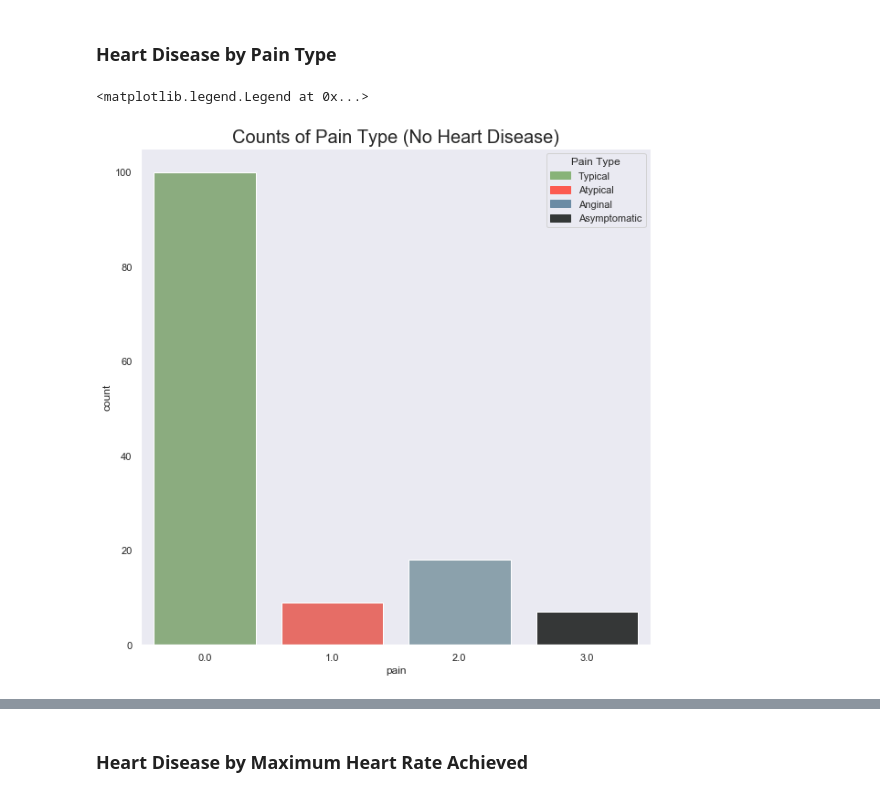
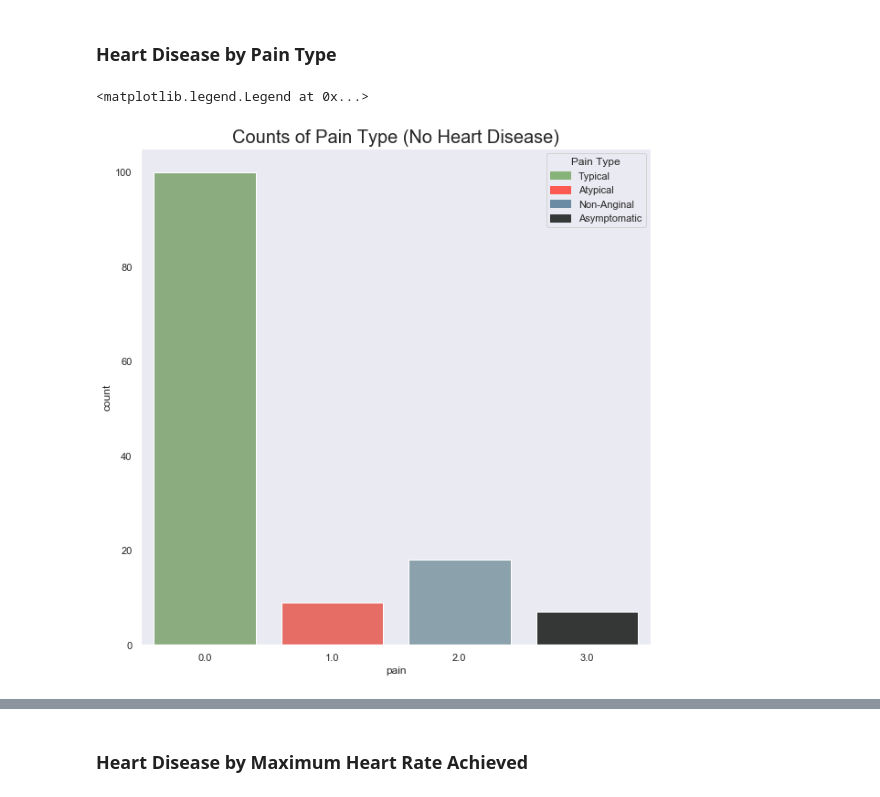
Before and after one commit to ljsauer/LaunchCode, a Jupyter notebook: Final Project - EDA/Heart_Disease_EDA.ipynb, the cells around one changed output, grey strips where cells are left out. Cells and saved outputs as stored; diff of their text form; code cells hidden in the pictures.

```diff
--- a/Final Project - EDA/Heart_Disease_EDA.ipynb
+++ b/Final Project - EDA/Heart_Disease_EDA.ipynb
@@ -213,19 +213,19 @@ hd_pain = data.pain.where(hd)
 # %%
 # Visualize pain type for those with no heart disease
 a = sns.countplot(no_hd_pain, palette=custom)
 
 plt.rcParams['figure.figsize'] = (10, 10)
 plt.title('Counts of Pain Type (No Heart Disease)', size=20)
 
 # Create legend for pain types
 zero = pt.Patch(color = '#88b378', label='Typical')
 one = pt.Patch(color = '#fc5a50', label='Atypical')
-two = pt.Patch(color = '#6b8ba4', label='Anginal')
+two = pt.Patch(color = '#6b8ba4', label='Non-Anginal')
 three = pt.Patch(color = '#343837', label='Asymptomatic')
 plt.legend(handles = [zero, one, two, three], title='Pain Type')
 # %% [output]
 <matplotlib.legend.Legend at 0x...>
-[figure, old version]
+[figure, new version]
 # %%
 # Visualize pain type by those with heart disease
 sns.countplot(hd_pain, palette=custom)
```
Also changed, not shown: parts of 3 cells of this notebook.
